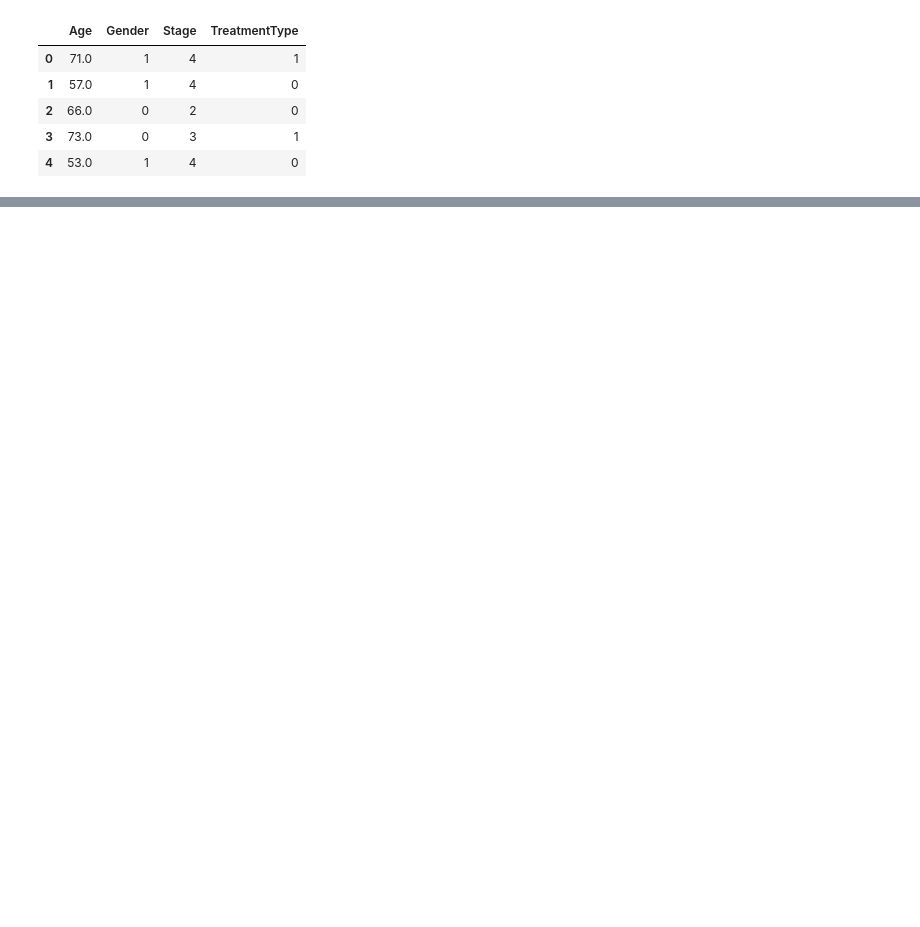
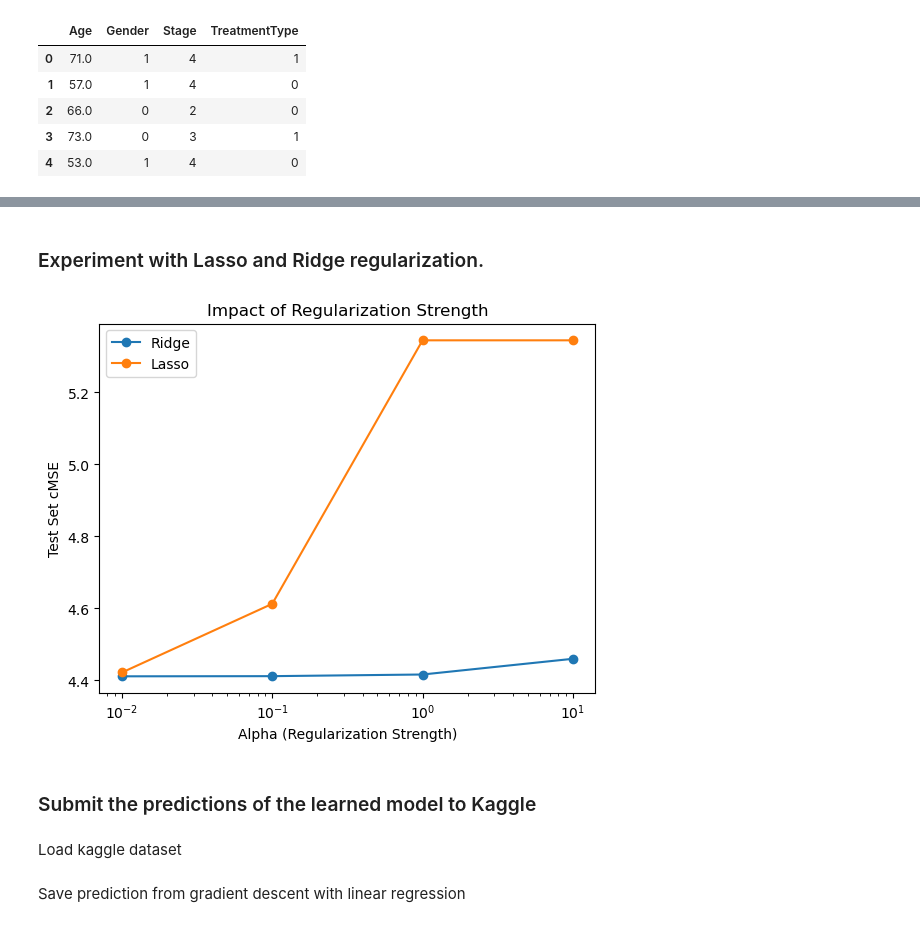
Before and after one commit to RenatoViola/AA_Assignment_2, a Jupyter notebook: Code/Task_1.ipynb, the cells around one changed output, grey strips where cells are left out. Saved outputs shown, nothing was run; the diff lists cells and outputs as text; code cells hidden in the pictures; blank space fills up the shorter version.

```diff
--- a/Code/Task_1.ipynb
+++ b/Code/Task_1.ipynb
@@ -219,0 +326,33 @@ save_predictions(y_baseline_pred, './submissions/baseline-submission-01.csv')
+# %% [markdown]
+### Experiment with Lasso and Ridge regularization.
+# %%
+from sklearn.linear_model import Lasso, Ridge
+
+alphas = [0.01, 0.1, 1.0, 10.0]
+ridge_cMSEs = []
+lasso_cMSEs = []
+
+for alpha in alphas:
+    ridge = Ridge(alpha=alpha)
+    ridge.fit(X_train_scaled, y_train)
+    ridge_cMSEs.append(cMSE(y_test, ridge.predict(X_test_scaled), c_test))
+
+    lasso = Lasso(alpha=alpha)
+    lasso.fit(X_train_scaled, y_train)
+    lasso_cMSEs.append(cMSE(y_test, lasso.predict(X_test_scaled), c_test))
+
+# Plot
+plt.plot(alphas, ridge_cMSEs, label="Ridge", marker='o')
+plt.plot(alphas, lasso_cMSEs, label="Lasso", marker='o')
+plt.xscale('log')
+plt.xlabel("Alpha (Regularization Strength)")
+plt.ylabel("Test Set cMSE")
+plt.title("Impact of Regularization Strength")
+plt.legend()
+plt.show()
+# %% [output]
+[figure, added]
+# %% [markdown]
+### Submit the predictions of the learned model to Kaggle
+# %% [markdown]
+Load kaggle dataset
@@ -219,0 +369,2 @@ save_predictions(y_baseline_pred, './submissions/baseline-submission-01.csv')
+# %% [markdown]
+Save prediction from gradient descent with linear regression
```
Also changed, not shown: parts of 37 cells of this notebook, 1 other file.
